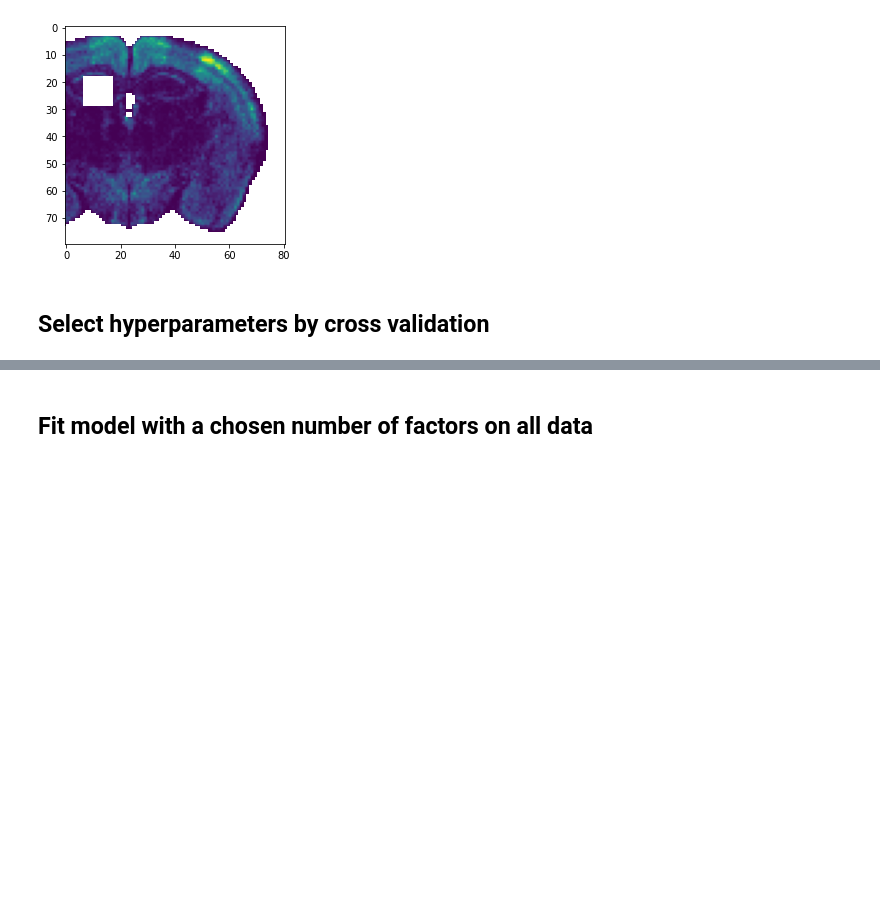
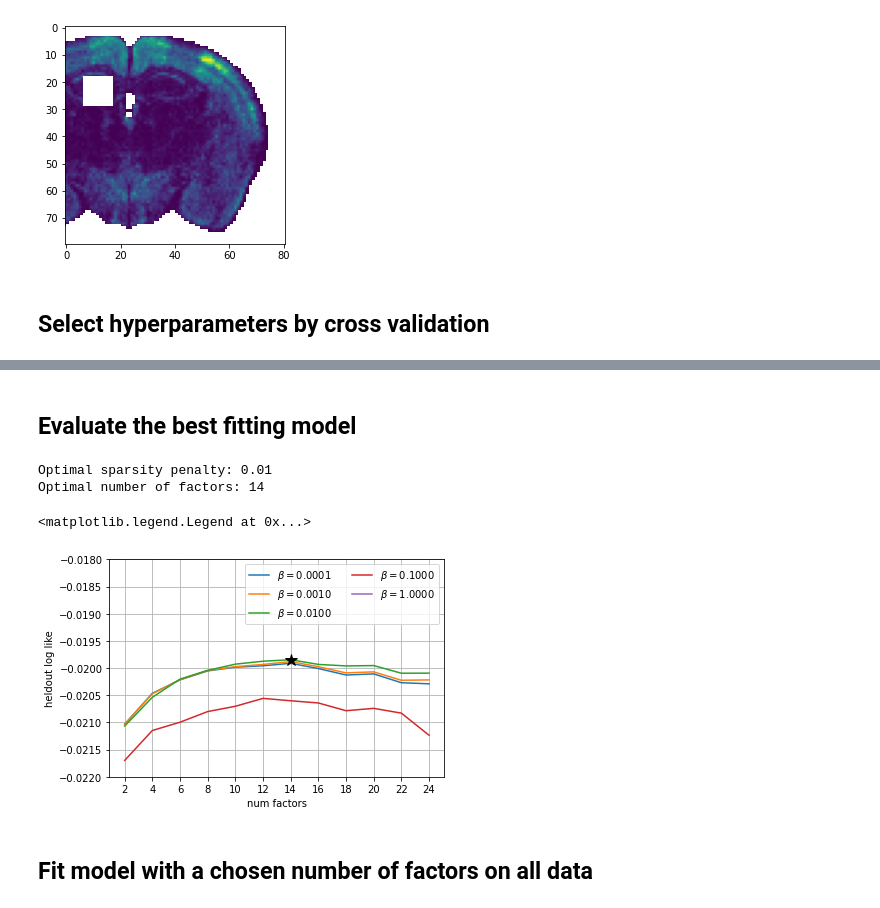
Before and after one commit to lindermanlab/fos, a Jupyter notebook: notebooks/fos_counts_intensity.ipynb, the cells around one changed output, grey strips where cells are left out. Cells and saved outputs as stored; diff of their text form; code cells hidden in the pictures; blank space fills up the shorter version.

```diff
--- a/notebooks/fos_counts_intensity.ipynb
+++ b/notebooks/fos_counts_intensity.ipynb
@@ -99,18 +109,19 @@ plot_coronal(counts[100], 50)
 Mask off hyperrectangles for each mouse.
 # %%
 # def make_masks(key, size, num_rect_per_mouse=3):
-key = jr.PRNGKey(0)
-size = 10
-num_rect_per_mouse = 3
+MASK_KEY = 0
+MASK_SIZE = 10
+NUM_MASKS_PER_MOUSE = 3
 
+key = jr.PRNGKey(MASK_KEY)
 M, H, W, D = counts_3d.shape
 masks_3d = jnp.ones_like(counts_3d, dtype=bool)
 
 for m in progress_bar(range(M)):
-    for i in range(num_rect_per_mouse):
+    for i in range(NUM_MASKS_PER_MOUSE):
         k1, k2, k3, key = jr.split(key, 4)
         x,y,z = jr.randint(k1, (3,), minval=jnp.zeros(3), maxval=jnp.array([H, W, D]))
-        masks_3d = masks_3d.at[m, x:x+size, y:y+size, z:z+size].set(False)
+        masks_3d = masks_3d.at[m, x:x+MASK_SIZE, y:y+MASK_SIZE, z:z+MASK_SIZE].set(False)
 
 masks = masks_3d[:, alive_voxels]
 # %% [output]
@@ -141,6 +152,29 @@ all_heldout_loglikes = -jnp.inf * jnp.ones((len(all_sparsity_penalties), len(all
 
 for i, sparsity_penalty in enumerate(all_sparsity_penalties):
     for j, num_factors in enumerate(all_num_factors):
+        wandb.init(
+            # set the wandb project where this run will be logged
+            project=WANDB_PROJECT,
+            job_type="train",
+
+            # track hyperparameters and run metadata
+            config={
+                "sparsity_penalty": sparsity_penalty,
+                "num_factors": num_factors,
+                "elastic_net_frac": elastic_net_frac,
+                "max_num_iters": num_iters,
+                "num_coord_ascent_iters": num_coord_ascent_iters,
+                "mean_func": mean_func,
+                "initialization": "nnsvd",
+                "data_file": DATA_FILE,
+                "drug_file": DRUG_FILE,
+                "left_trunc": LEFT_TRUNC,
+                "mask_key": MASK_KEY,
+                "mask_size": MASK_SIZE,
+                "num_mask_per_mouse": NUM_MASKS_PER_MOUSE,
+                }
+        )
+
         print("fitting model with", sparsity_penalty, "sparsity and ", num_factors, "factors")
         initial_params = dataclasses.replace(
             full_initial_params,
@@ -163,4 +197,9 @@ for i, sparsity_penalty in enumerate(all_sparsity_penalties):
                                 )
 
         all_heldout_loglikes = all_heldout_loglikes.at[i, j].set(heldout_loglikes[-1])
+
+        # Log results to wandb
+        wandb.run.summary["final_loss"] = losses[-1]
+        wandb.run.summary["heldout_loglike"] = heldout_loglikes[-1]
+        wandb.finish()
 # %% [output]
@@ -185,0 +207,2 @@ print("Optimal number of factors:", best_num_factors)
+# %% [markdown]
+## Evaluate the best fitting model
@@ -186,13 +215,43 @@ print("Optimal number of factors:", best_num_factors)
+# %%
+# Initialize a new wandb run
+eval_run = wandb.init(
+    project=WANDB_PROJECT,
+    job_type="eval",
+    config={
+        "sparsity_penalty": best_sparsity_penalty,
+        "num_factors": best_num_factors,
+        "elastic_net_frac": elastic_net_frac,
+        "max_num_iters": num_iters,
+        "num_coord_ascent_iters": num_coord_ascent_iters,
+        "mean_func": mean_func,
+        "initialization": "nnsvd",
+        "data_file": DATA_FILE,
+        "drug_file": DRUG_FILE,
+        "left_trunc": LEFT_TRUNC,
+        "mask_key": MASK_KEY,
+        "mask_size": MASK_SIZE,
+        "num_mask_per_mouse": NUM_MASKS_PER_MOUSE,
+        }
+)
+# %% [output]
+Optimal sparsity penalty: 0.01
+Optimal number of factors: 14
 # %%
 for j, sparsity_penalty in enumerate(all_sparsity_penalties):
     plt.plot(all_num_factors, all_heldout_loglikes[j], label=r"$\beta={:.4f}$".format(sparsity_penalty))
 plt.plot(best_num_factors, all_heldout_loglikes[istar, jstar], 'k*', ms=12)
 plt.xticks(all_num_factors)
 plt.grid(True)
 plt.xlabel("num factors")
 plt.ylabel("heldout log like")
 plt.ylim(-0.022, -0.018)
 plt.legend(ncols=2)
+plt.savefig(os.path.join(RESULTS_DIR, "cross_val.png"))
+
+wandb.log({"cross_val": wandb.Image(os.path.join(RESULTS_DIR, "cross_val.png"))})
+# %% [output]
+<matplotlib.legend.Legend at 0x...>
+[figure, added]
 # %% [markdown]
 ## Fit model with a chosen number of factors on all data
 # %%
```
Also changed, not shown: parts of 36 cells of this notebook.
